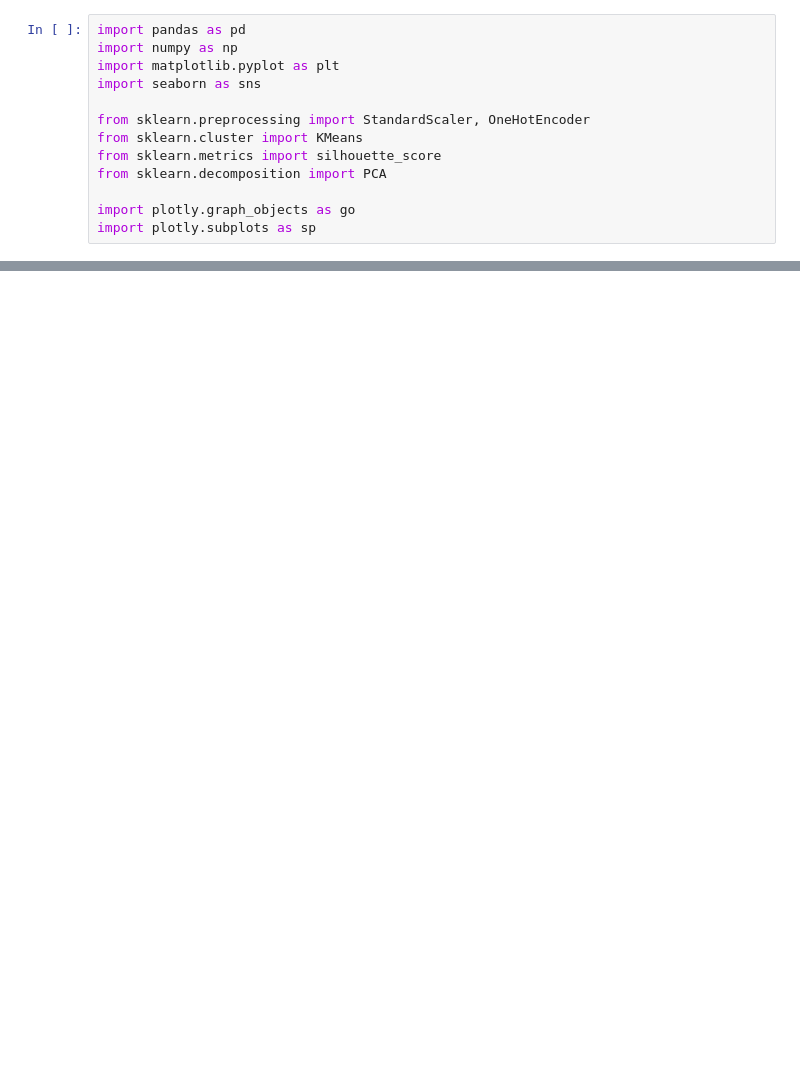
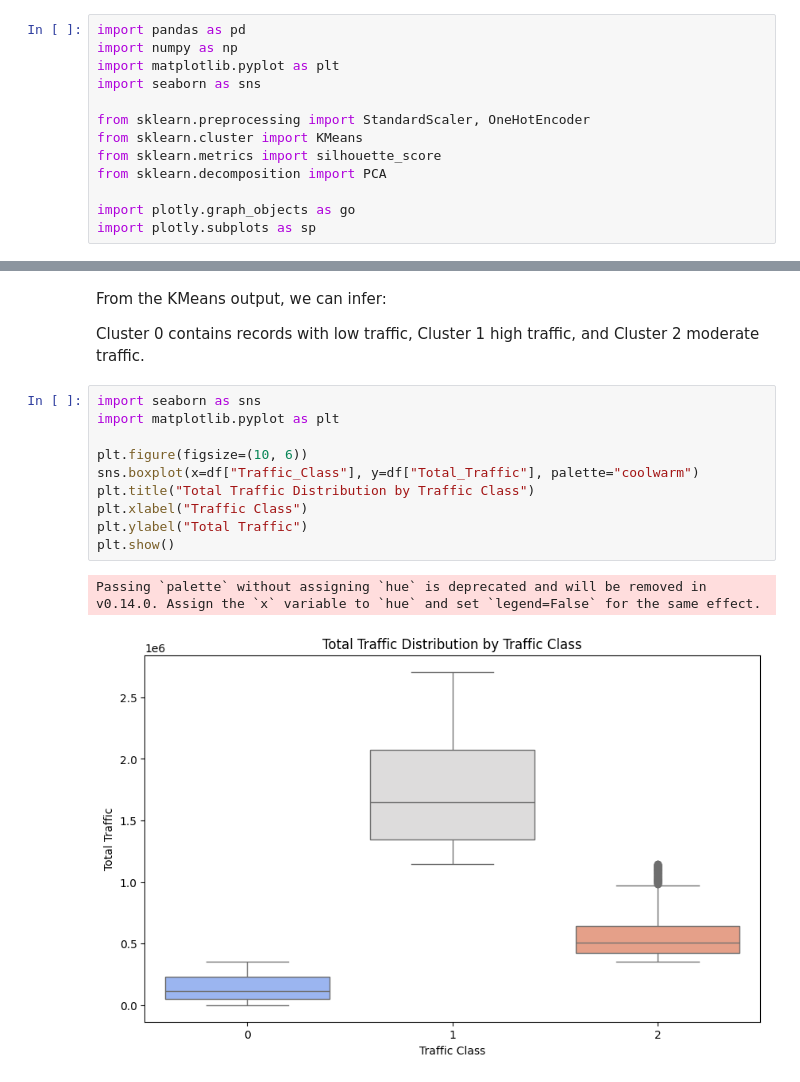
Before and after one commit to vianiecetan/traveltrends, a Jupyter notebook: Clustering/clustering_kmeans.ipynb, the cells around one changed output, grey strips where cells are left out. Drawn from its saved outputs; the diff is of its cells as text; blank space fills up the shorter version.

```diff
--- a/Clustering/clustering_kmeans.ipynb
+++ b/Clustering/clustering_kmeans.ipynb
@@ -268,3 +177,20 @@ print(df_summary)
+# %% [markdown]
+From the KMeans output, we can infer:
+
+Cluster 0 contains records with low traffic, Cluster 1 high traffic, and Cluster 2 moderate traffic.
+# %%
+import seaborn as sns
+import matplotlib.pyplot as plt
+
+plt.figure(figsize=(10, 6))
+sns.boxplot(x=df["Traffic_Class"], y=df["Total_Traffic"], palette="coolwarm")
+plt.title("Total Traffic Distribution by Traffic Class")
+plt.xlabel("Traffic Class")
+plt.ylabel("Total Traffic")
+plt.show()
+# %% [output]
+Passing `palette` without assigning `hue` is deprecated and will be removed in v0.14.0. Assign the `x` variable to `hue` and set `legend=False` for the same effect.
+[figure, added]
 # %%
 #visualise clusters - cluster size distribution
 
```
Also changed, not shown: parts of 23 cells of this notebook, 5 other files.
